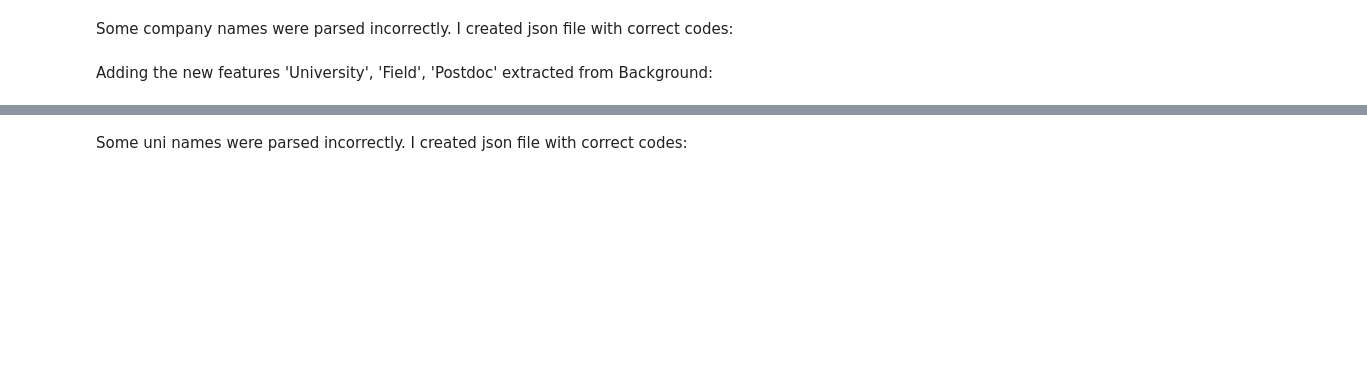
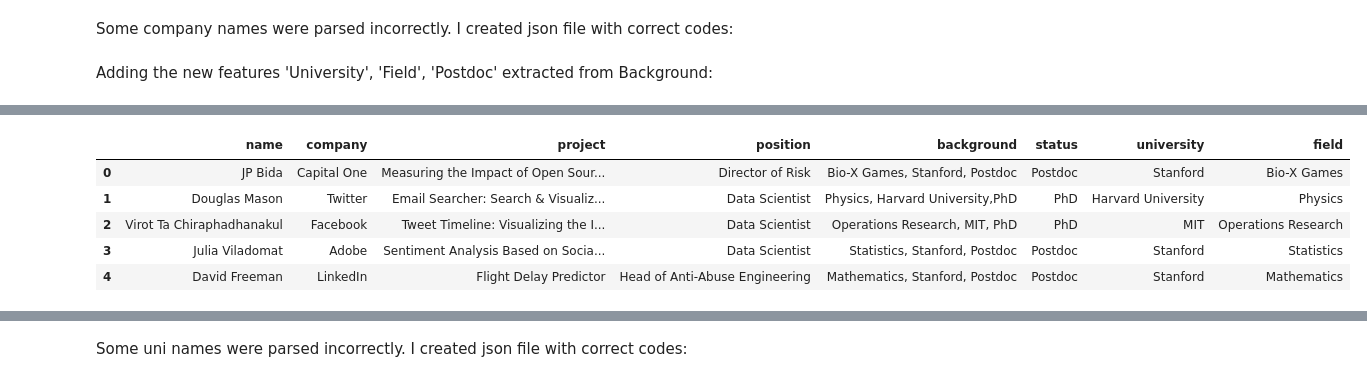
Before and after one commit to ktimchen/insight_fellows, a Jupyter notebook: INSIGHT_Data_Science_Fellowship.ipynb, the cells around one changed output, grey strips where cells are left out. Drawn from its saved outputs; the diff is of its cells as text; code cells hidden in the pictures; blank space fills up the shorter version.

Commit message:
wrote code for automatic cleaning of parsed content, updated uni_codes

```diff
--- a/INSIGHT_Data_Science_Fellowship.ipynb
+++ b/INSIGHT_Data_Science_Fellowship.ipynb
@@ -120,0 +192,9 @@ insight['postdoc'] = postdoc
+# %%
+insight_clean.head()
+# %% [output]
+|  | name | company | project | position | background | status | university | field |
+| 0 | JP Bida | Capital One | Measuring the Impact of Open Sour... | Director of Risk | Bio-X Games, Stanford, Postdoc | Postdoc | Stanford | Bio-X Games |
+| 1 | Douglas Mason | Twitter | Email Searcher: Search & Visualiz... | Data Scientist | Physics, Harvard University,PhD | PhD | Harvard University | Physics |
+| 2 | Virot Ta Chiraphadhanakul | Facebook | Tweet Timeline: Visualizing the I... | Data Scientist | Operations Research, MIT, PhD | PhD | MIT | Operations Research |
+| 3 | Julia Viladomat | Adobe | Sentiment Analysis Based on Socia... | Data Scientist | Statistics, Stanford, Postdoc | Postdoc | Stanford | Statistics |
+| 4 | David Freeman | LinkedIn | Flight Delay Predictor | Head of Anti-Abuse Engineering | Mathematics, Stanford, Postdoc | Postdoc | Stanford | Mathematics |
```
Also changed, not shown: parts of 53 cells of this notebook, 3 other files.
